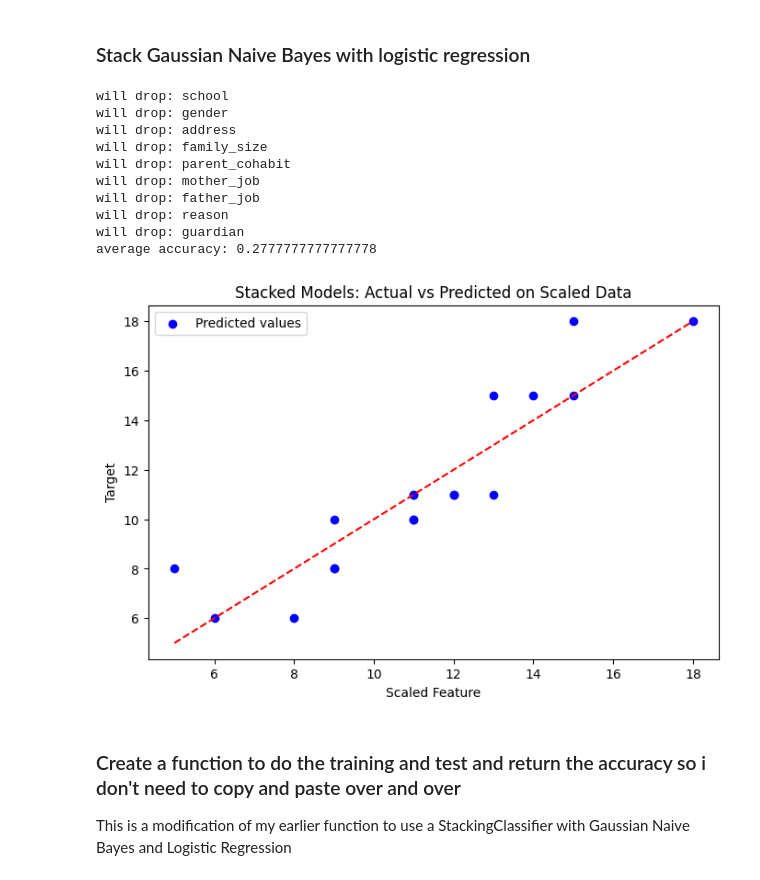
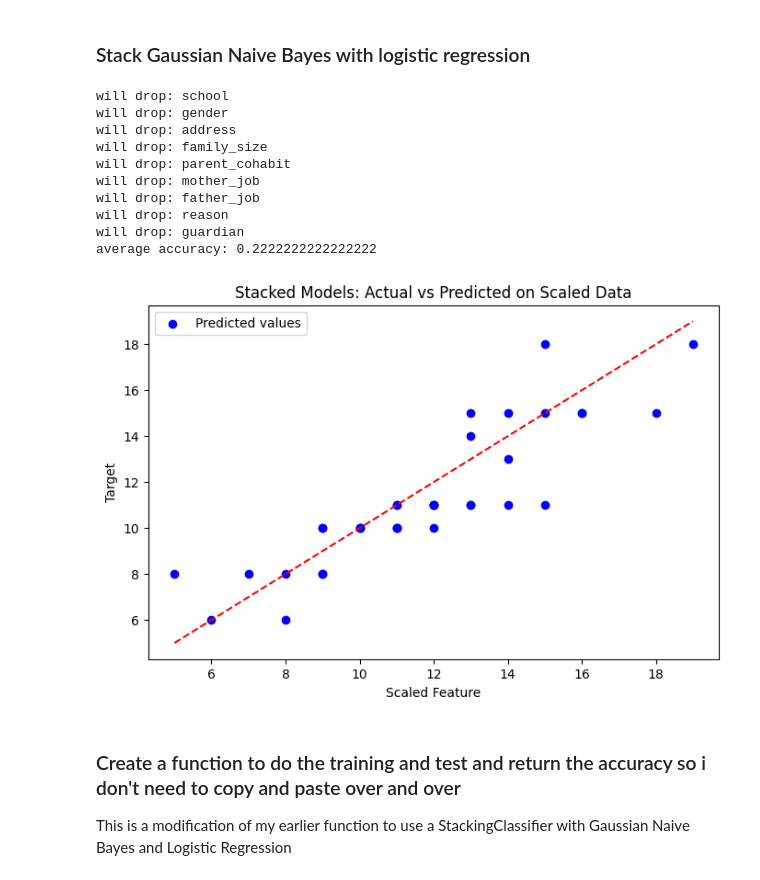
Before and after one commit to wcaubrey/learning-naive-bayes, a Jupyter notebook: notebooks/student_drinking_2.ipynb, the cells around one changed output. Saved outputs shown, nothing was run; the diff lists cells and outputs as text; code cells hidden in the pictures.

```diff
--- a/notebooks/student_drinking_2.ipynb
+++ b/notebooks/student_drinking_2.ipynb
@@ -246,7 +246,7 @@ with warnings.catch_warnings():
     X_train, X_test, y_train, y_test = train_test_split(
         X,
         y,
-        test_size=0.05,  # train_size=0.999
+        train_size=0.9,
         random_state=42,
         shuffle=True,
     )
@@ -321,7 +321,7 @@ with warnings.catch_warnings():
     X_train, X_test, y_train, y_test = train_test_split(
         X_trans,
         y,
-        test_size=0.05,  # train_size=0.999
+        train_size=0.9,
         random_state=42,
         shuffle=True,
     )
@@ -406,7 +406,7 @@ with warnings.catch_warnings():
     X_train, X_test, y_train, y_test = train_test_split(
         X,
         y,
-        test_size=0.05,  # train_size=0.999
+        train_size=0.9,
         random_state=42,
         shuffle=True,
     )
@@ -429,35 +429,35 @@ with warnings.catch_warnings():
     # Calculate the accuracy
     accuracy = accuracy_score(y_test, y_pred)
     print(f"average accuracy: {accuracy}")
 
     # Optionally, visualize the results
     plt.figure(figsize=(8, 5))
     # plt.scatter(X_test_scaled, y_test, color="red", label="Actual values")
     plt.scatter(y_test, y_pred, color="blue", label="Predicted values")
     plt.plot(
         [min(y_test), max(y_test)],
         [min(y_test), max(y_test)],
         color="red",
         linestyle="--",
     )  # Ideal line
 
     plt.xlabel("Scaled Feature")
     plt.ylabel("Target")
     plt.title("Stacked Models: Actual vs Predicted on Scaled Data")
     plt.legend()
     plt.show()
 # %% [output]
 will drop: school
 will drop: gender
 will drop: address
 will drop: family_size
 will drop: parent_cohabit
 will drop: mother_job
 will drop: father_job
 will drop: reason
 will drop: guardian
-average accuracy: 0.2777777777777778
+average accuracy: 0.2222222222222222
-[figure, old version]
+[figure, new version]
 # %% [markdown]
 ### Create a function to do the training and test and return the accuracy so i don't need to copy and paste over and over
 This is a modification of my earlier function to use a StackingClassifier with Gaussian Naive Bayes and Logistic Regression
```
Also changed, not shown: parts of 9 cells of this notebook.
